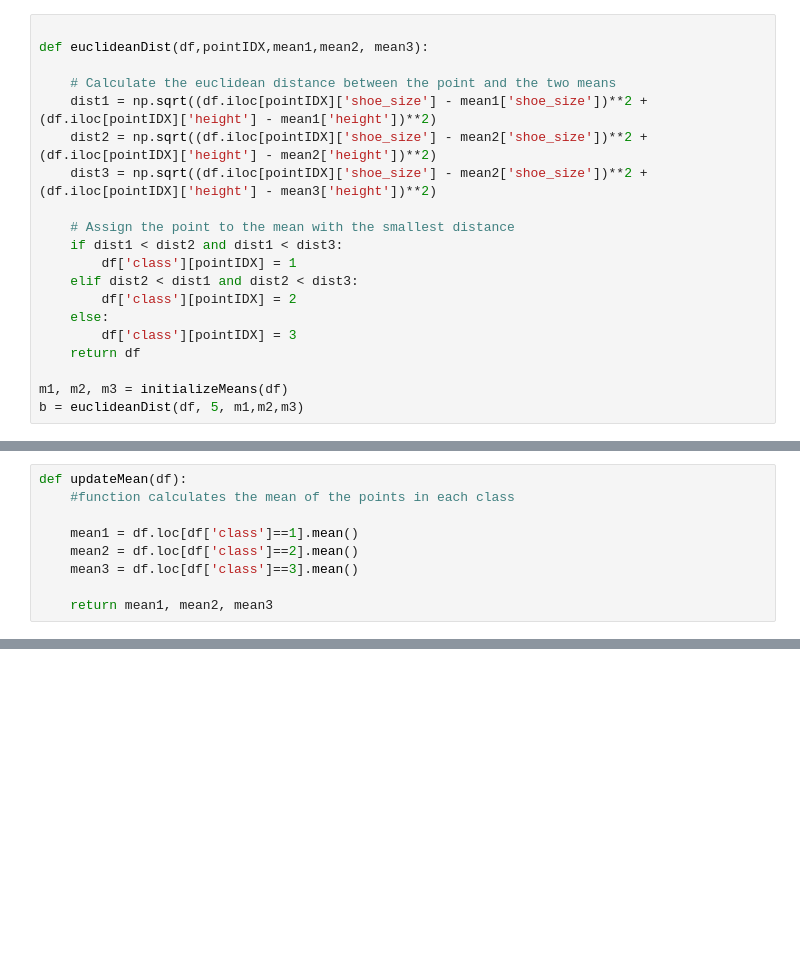
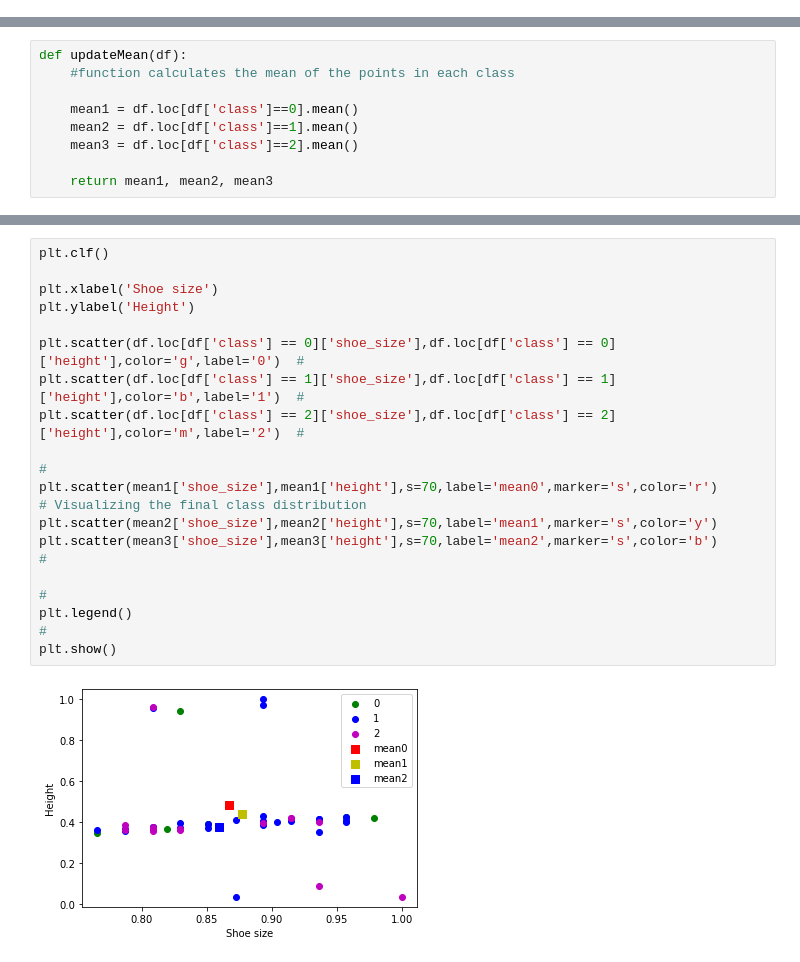
Before and after one commit to Dybton/data-mining-mini-project, a Jupyter notebook: mini_project_clustering.ipynb, the cells around one changed output, grey strips where cells are left out. Cells and saved outputs as stored; diff of their text form; blank space fills up the shorter version.

```diff
--- a/mini_project_clustering.ipynb
+++ b/mini_project_clustering.ipynb
@@ -43,20 +84,0 @@ def initializeMeans(df):
-# %%
-
-def euclideanDist(df,pointIDX,mean1,mean2, mean3):
-
-    # Calculate the euclidean distance between the point and the two means
-    dist1 = np.sqrt((df.iloc[pointIDX]['shoe_size'] - mean1['shoe_size'])**2 + (df.iloc[pointIDX]['height'] - mean1['height'])**2)
-    dist2 = np.sqrt((df.iloc[pointIDX]['shoe_size'] - mean2['shoe_size'])**2 + (df.iloc[pointIDX]['height'] - mean2['height'])**2)
-    dist3 = np.sqrt((df.iloc[pointIDX]['shoe_size'] - mean2['shoe_size'])**2 + (df.iloc[pointIDX]['height'] - mean3['height'])**2)
-
-    # Assign the point to the mean with the smallest distance
-    if dist1 < dist2 and dist1 < dist3:
-        df['class'][pointIDX] = 1
-    elif dist2 < dist1 and dist2 < dist3:
-        df['class'][pointIDX] = 2
-    else:
-        df['class'][pointIDX] = 3
-    return df
-
-m1, m2, m3 = initializeMeans(df)
-b = euclideanDist(df, 5, m1,m2,m3)
@@ -69,9 +136,9 @@ See the caveats in the documentation: https://pandas.pydata.org/pandas-docs/stab
 def updateMean(df):
     #function calculates the mean of the points in each class
 
-    mean1 = df.loc[df['class']==1].mean()
-    mean2 = df.loc[df['class']==2].mean()
-    mean3 = df.loc[df['class']==3].mean()
+    mean1 = df.loc[df['class']==0].mean()
+    mean2 = df.loc[df['class']==1].mean()
+    mean3 = df.loc[df['class']==2].mean()
 
     return mean1, mean2, mean3
 # %%
@@ -186,0 +170,18 @@ See the caveats in the documentation: https://pandas.pydata.org/pandas-docs/stab
+# %%
+plt.clf()
+
+plt.xlabel('Shoe size')
+plt.ylabel('Height')
+
+plt.scatter(df.loc[df['class'] == 0]['shoe_size'],df.loc[df['class'] == 0]['height'],color='g',label='0')  #
+plt.scatter(df.loc[df['class'] == 1]['shoe_size'],df.loc[df['class'] == 1]['height'],color='b',label='1')  #
+plt.scatter(df.loc[df['class'] == 2]['shoe_size'],df.loc[df['class'] == 2]['height'],color='m',label='2')  #
+                                                                                                            #
+plt.scatter(mean1['shoe_size'],mean1['height'],s=70,label='mean0',marker='s',color='r')                    # Visualizing the final class distribution
+plt.scatter(mean2['shoe_size'],mean2['height'],s=70,label='mean1',marker='s',color='y')
+plt.scatter(mean3['shoe_size'],mean3['height'],s=70,label='mean2',marker='s',color='b')                   #
+                                                                                                            #
+plt.legend()                                                                                                #
+plt.show()
+# %% [output]
+[figure, added]
```
Also changed, not shown: parts of 6 cells of this notebook, 5 other files.
